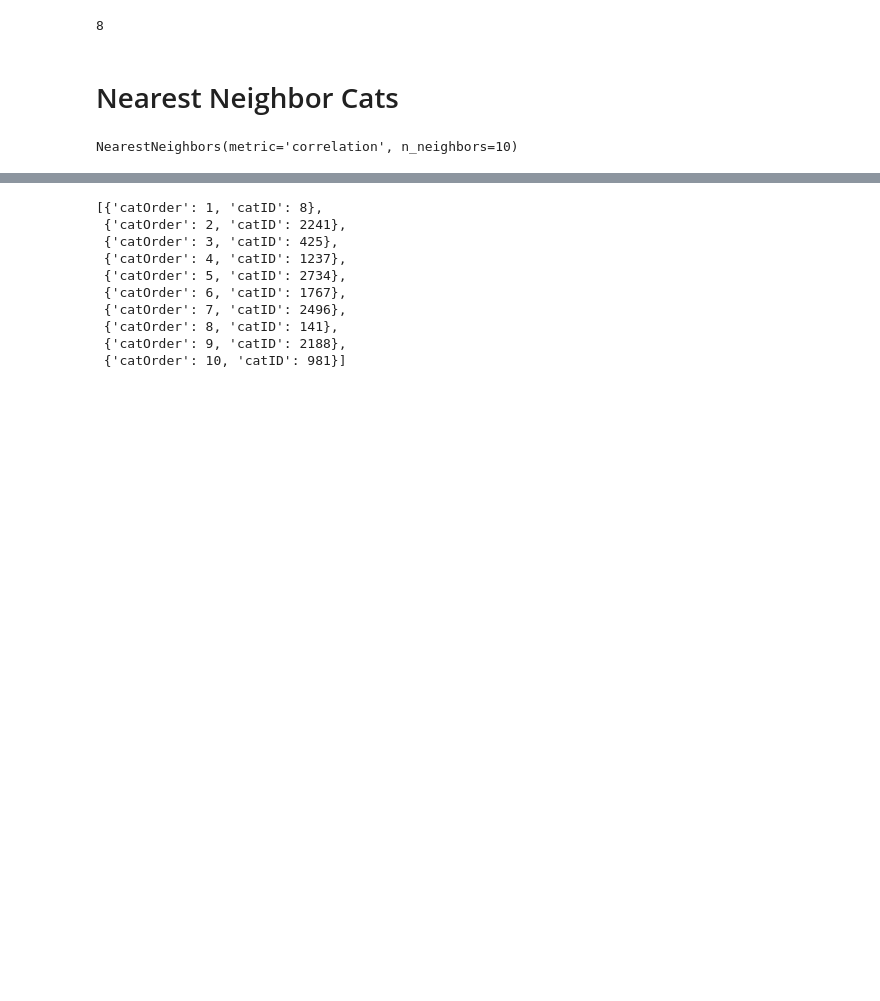
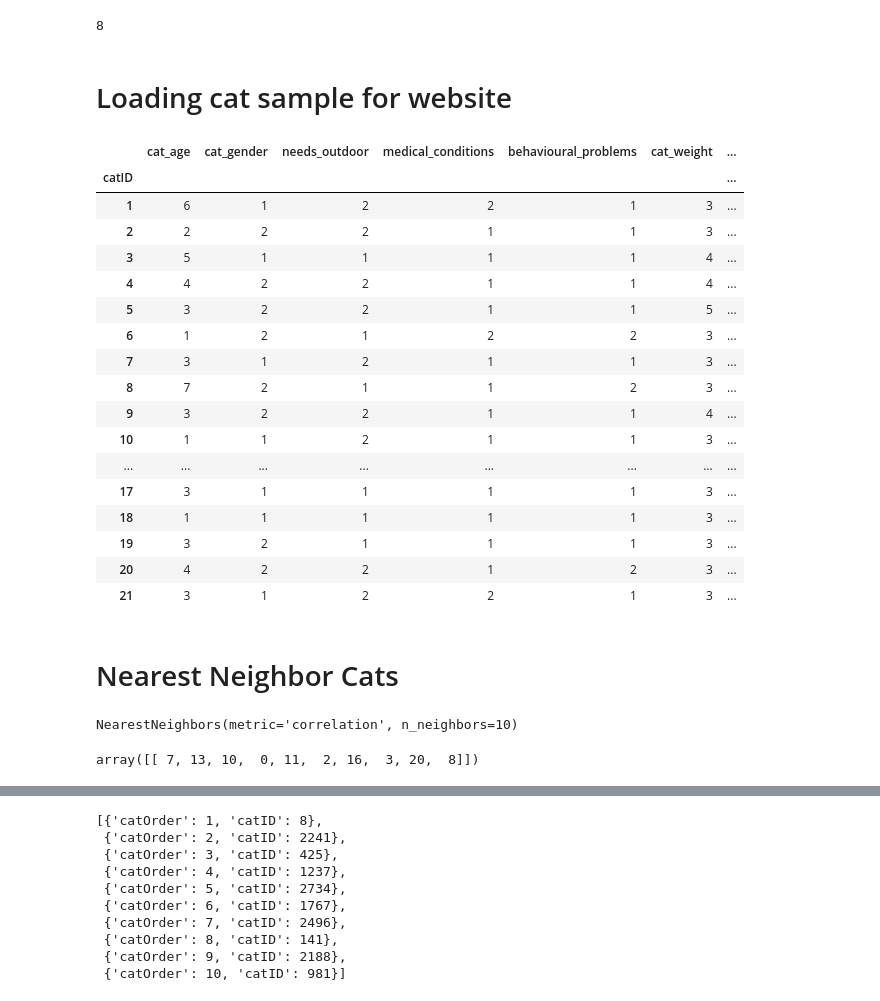
Before and after one commit to omaistat/ds-api, a Jupyter notebook: API_Recommender_Adaptation.ipynb, the cells around one changed output, grey strips where cells are left out. Saved outputs shown, nothing was run; the diff lists cells and outputs as text; code cells hidden in the pictures; blank space fills up the shorter version.

Commit message:
Fixed indexing issue

```diff
--- a/API_Recommender_Adaptation.ipynb
+++ b/API_Recommender_Adaptation.ipynb
@@ -111,5 +111,33 @@ nearest_user = int(neigh_users.kneighbors(user_8, return_distance=False))
 nearest_user
 # %% [output]
 8
+# %% [markdown]
+# Loading cat sample for website
+# %%
+# loading cats sample for website
+cats_website=pd.read_csv("cat_list_in_database.csv")
+# %%
+cats_website_1 = cats_website.drop(columns = ['breed']).set_index('catID')
+# %%
+cats_website_1
+# %% [output]
+|  | cat_age | cat_gender | needs_outdoor | medical_conditions | behavioural_problems | cat_weight | ... |
+| catID |  |  |  |  |  |  | ... |
+| 1 | 6 | 1 | 2 | 2 | 1 | 3 | ... |
+| 2 | 2 | 2 | 2 | 1 | 1 | 3 | ... |
+| 3 | 5 | 1 | 1 | 1 | 1 | 4 | ... |
+| 4 | 4 | 2 | 2 | 1 | 1 | 4 | ... |
+| 5 | 3 | 2 | 2 | 1 | 1 | 5 | ... |
+| 6 | 1 | 2 | 1 | 2 | 2 | 3 | ... |
+| 7 | 3 | 1 | 2 | 1 | 1 | 3 | ... |
+| 8 | 7 | 2 | 1 | 1 | 2 | 3 | ... |
+| 9 | 3 | 2 | 2 | 1 | 1 | 4 | ... |
+| 10 | 1 | 1 | 2 | 1 | 1 | 3 | ... |
+| ... | ... | ... | ... | ... | ... | ... | ... |
+| 17 | 3 | 1 | 1 | 1 | 1 | 3 | ... |
+| 18 | 1 | 1 | 1 | 1 | 1 | 3 | ... |
+| 19 | 3 | 2 | 1 | 1 | 1 | 3 | ... |
+| 20 | 4 | 2 | 2 | 1 | 2 | 3 | ... |
+| 21 | 3 | 1 | 2 | 2 | 1 | 3 | ... |
 # %% [markdown]
 # Nearest Neighbor Cats
@@ -118,5 +144,11 @@ neigh_cats = NearestNeighbors(n_neighbors=10, metric = 'correlation')
-# %%
-neigh_cats.fit(df_cats)
-# %% [output]
-NearestNeighbors(metric='correlation', n_neighbors=10)
+# %%
+website_cats_model = NearestNeighbors(n_neighbors=10, metric = 'correlation')
+website_cats_model.fit(cats_website_1)
+# %% [output]
+NearestNeighbors(metric='correlation', n_neighbors=10)
+# %%
+recommended_cats = website_cats_model.kneighbors(pd.DataFrame(df_cats.iloc[nearest_user]).transpose(), return_distance=False)
+recommended_cats
+# %% [output]
+array([[ 7, 13, 10,  0, 11,  2, 16,  3, 20,  8]])
 # %%
```
Also changed, not shown: parts of 3 cells of this notebook, 1 other file.
